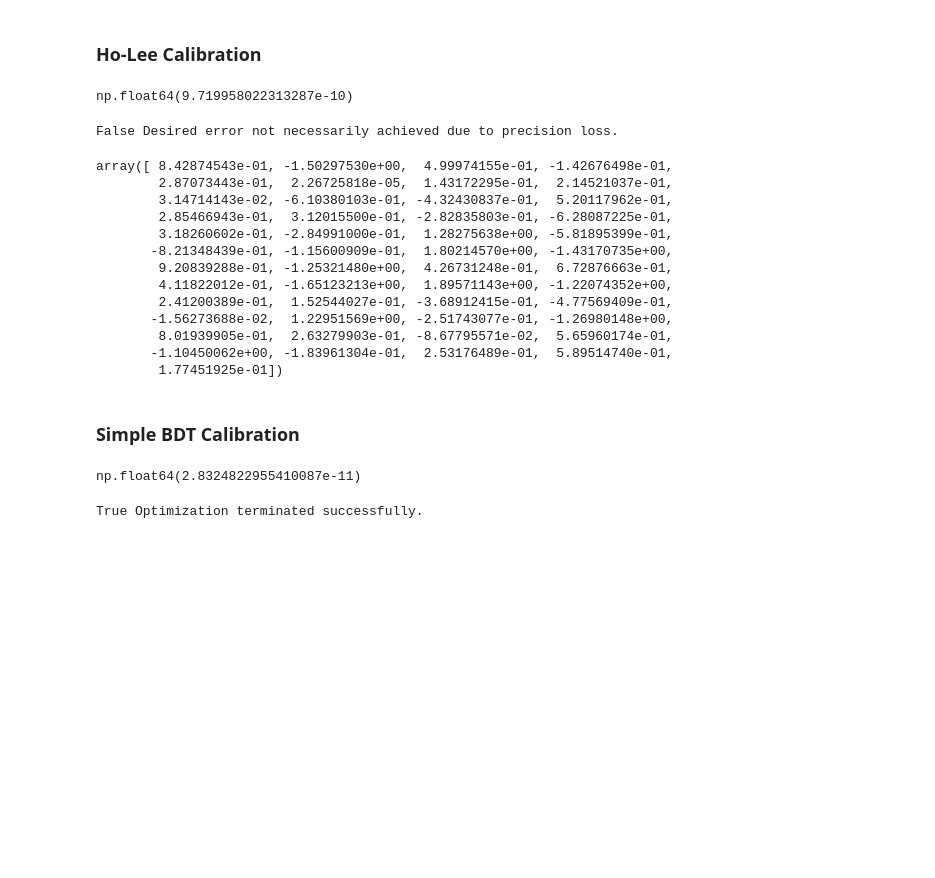
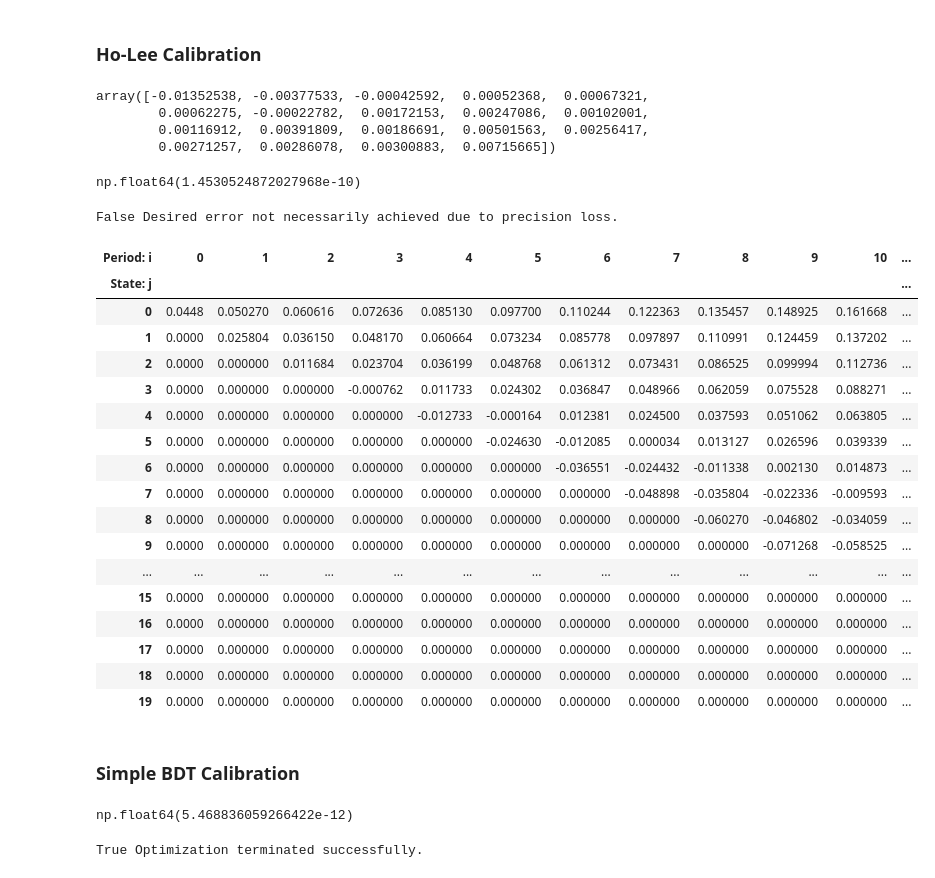
Before and after one commit to Pj-354/New-FICC, a Jupyter notebook: FICC_Summative_Assignment_v7_good.ipynb, the cells around one changed output. Drawn from its saved outputs; the diff is of its cells as text; code cells hidden in the pictures; blank space fills up the shorter version.

Commit message:
fixed HL tree bullshit

```diff
--- a/FICC_Summative_Assignment_v7_good.ipynb
+++ b/FICC_Summative_Assignment_v7_good.ipynb
@@ -16,6 +16,7 @@ from scipy.optimize import minimize
 #Reading in the Yield Curve Data and Processing it a bit
 excel_file = pd.read_excel('yieldcurve2024 (1).xlsx', index_col= [0])
 yield_curve = pd.DataFrame(excel_file.iloc[0,:]) / 100
+yield_curve = yield_curve.iloc[0:20, :]
 r0 = yield_curve['Yield'].to_numpy()[0]
 rate_vol = 0.0173
 log_vol = 0.2142
@@ -268,7 +286,7 @@ def Building_Tree(theta,
  return binomial_tree
 # %%
 def Building_Tree_HL_BDT(theta, pricing_model, volatility,
-                  number_of_periods = yield_curve['Yield'].to_numpy().shape[0],
+                  number_of_periods = 20,
                   r0 = r0,
                   dt = dt):
 
@@ -462,10 +461,26 @@ HL_Thetas_Calibrated = [ 8.42874543e-01, -1.50297530e+00,  4.99974155e-01, -1.42
+# %%
+'''
+Ho-Lee Model Calibration results give us this array of theta values. As we can see, the loss function is on the e-
+
+'''
+
+HL_Thetas_Calibrated_2 = [-0.01352538, -0.00377533, -0.00042592,  0.00052368,  0.00067321,
+        0.00062275, -0.00022782,  0.00172153,  0.00247086,  0.00102001,
+        0.00116912,  0.00391809,  0.00186691,  0.00501563,  0.00256417,
+        0.00271257,  0.00286078,  0.00300883,  0.00715665]
+HL_Calibration_Results.x
+# %% [output]
+array([-0.01352538, -0.00377533, -0.00042592,  0.00052368,  0.00067321,
+        0.00062275, -0.00022782,  0.00172153,  0.00247086,  0.00102001,
+        0.00116912,  0.00391809,  0.00186691,  0.00501563,  0.00256417,
+        0.00271257,  0.00286078,  0.00300883,  0.00715665])
 # %%
 #Build Tree
-Ho_Lee_Tree = Building_Tree_HL_BDT(pricing_model='HL', theta = HL_Thetas_Calibrated, number_of_periods=50, r0 = r0, volatility=rate_vol)
+Ho_Lee_Tree = Building_Tree_HL_BDT(pricing_model='HL', theta = HL_Calibration_Results.x, number_of_periods=20, r0 = r0, volatility=rate_vol)
 
 
 #Check Loss Function of HL-Calibrated ZCB Prices
-Ho_Lee_Model_LossFunction(theta = HL_Thetas_Calibrated, periods = 50, r0 = r0)
+Ho_Lee_Model_LossFunction(theta = HL_Calibration_Results.x, periods = 20, r0 = r0)
 # %% [output]
-np.float64(9.719958022313287e-10)
+np.float64(1.4530524872027968e-10)
 # %%
@@ -473,21 +488,26 @@ HL_Calibrated_Thetas, HL_Calibration_Results = calibration_HL()
 # %% [output]
 False Desired error not necessarily achieved due to precision loss.
-# %%
-HL_Calibration_Results.x
-# %% [output]
-array([ 8.42874543e-01, -1.50297530e+00,  4.99974155e-01, -1.42676498e-01,
-        2.87073443e-01,  2.26725818e-05,  1.43172295e-01,  2.14521037e-01,
-        3.14714143e-02, -6.10380103e-01, -4.32430837e-01,  5.20117962e-01,
-        2.85466943e-01,  3.12015500e-01, -2.82835803e-01, -6.28087225e-01,
-        3.18260602e-01, -2.84991000e-01,  1.28275638e+00, -5.81895399e-01,
-       -8.21348439e-01, -1.15600909e-01,  1.80214570e+00, -1.43170735e+00,
-        9.20839288e-01, -1.25321480e+00,  4.26731248e-01,  6.72876663e-01,
-        4.11822012e-01, -1.65123213e+00,  1.89571143e+00, -1.22074352e+00,
-        2.41200389e-01,  1.52544027e-01, -3.68912415e-01, -4.77569409e-01,
-       -1.56273688e-02,  1.22951569e+00, -2.51743077e-01, -1.26980148e+00,
-        8.01939905e-01,  2.63279903e-01, -8.67795571e-02,  5.65960174e-01,
-       -1.10450062e+00, -1.83961304e-01,  2.53176489e-01,  5.89514740e-01,
-        1.77451925e-01])
+# %%
+array2dataframe(Ho_Lee_Tree)
+# %% [output]
+| Period: i | 0 | 1 | 2 | 3 | 4 | 5 | 6 | 7 | 8 | 9 | 10 | ... |
+| State: j |  |  |  |  |  |  |  |  |  |  |  | ... |
+| 0 | 0.0448 | 0.050270 | 0.060616 | 0.072636 | 0.085130 | 0.097700 | 0.110244 | 0.122363 | 0.135457 | 0.148925 | 0.161668 | ... |
+| 1 | 0.0000 | 0.025804 | 0.036150 | 0.048170 | 0.060664 | 0.073234 | 0.085778 | 0.097897 | 0.110991 | 0.124459 | 0.137202 | ... |
+| 2 | 0.0000 | 0.000000 | 0.011684 | 0.023704 | 0.036199 | 0.048768 | 0.061312 | 0.073431 | 0.086525 | 0.099994 | 0.112736 | ... |
+| 3 | 0.0000 | 0.000000 | 0.000000 | -0.000762 | 0.011733 | 0.024302 | 0.036847 | 0.048966 | 0.062059 | 0.075528 | 0.088271 | ... |
+| 4 | 0.0000 | 0.000000 | 0.000000 | 0.000000 | -0.012733 | -0.000164 | 0.012381 | 0.024500 | 0.037593 | 0.051062 | 0.063805 | ... |
+| 5 | 0.0000 | 0.000000 | 0.000000 | 0.000000 | 0.000000 | -0.024630 | -0.012085 | 0.000034 | 0.013127 | 0.026596 | 0.039339 | ... |
+| 6 | 0.0000 | 0.000000 | 0.000000 | 0.000000 | 0.000000 | 0.000000 | -0.036551 | -0.024432 | -0.011338 | 0.002130 | 0.014873 | ... |
+| 7 | 0.0000 | 0.000000 | 0.000000 | 0.000000 | 0.000000 | 0.000000 | 0.000000 | -0.048898 | -0.035804 | -0.022336 | -0.009593 | ... |
+| 8 | 0.0000 | 0.000000 | 0.000000 | 0.000000 | 0.000000 | 0.000000 | 0.000000 | 0.000000 | -0.060270 | -0.046802 | -0.034059 | ... |
+| 9 | 0.0000 | 0.000000 | 0.000000 | 0.000000 | 0.000000 | 0.000000 | 0.000000 | 0.000000 | 0.000000 | -0.071268 | -0.058525 | ... |
+| ... | ... | ... | ... | ... | ... | ... | ... | ... | ... | ... | ... | ... |
+| 15 | 0.0000 | 0.000000 | 0.000000 | 0.000000 | 0.000000 | 0.000000 | 0.000000 | 0.000000 | 0.000000 | 0.000000 | 0.000000 | ... |
+| 16 | 0.0000 | 0.000000 | 0.000000 | 0.000000 | 0.000000 | 0.000000 | 0.000000 | 0.000000 | 0.000000 | 0.000000 | 0.000000 | ... |
+| 17 | 0.0000 | 0.000000 | 0.000000 | 0.000000 | 0.000000 | 0.000000 | 0.000000 | 0.000000 | 0.000000 | 0.000000 | 0.000000 | ... |
+| 18 | 0.0000 | 0.000000 | 0.000000 | 0.000000 | 0.000000 | 0.000000 | 0.000000 | 0.000000 | 0.000000 | 0.000000 | 0.000000 | ... |
+| 19 | 0.0000 | 0.000000 | 0.000000 | 0.000000 | 0.000000 | 0.000000 | 0.000000 | 0.000000 | 0.000000 | 0.000000 | 0.000000 | ... |
 # %% [markdown]
 ### Simple BDT Calibration
 # %%
@@ -507,9 +527,9 @@ BDT_Calibrated_Thetas = [-0.35166895, -0.12973433, -0.04314289, -0.01995331, -0.
         0.02001716,  0.02066254,  0.02130269, -0.2523553 ]
 
 
-BDT_Tree = Building_Tree_HL_BDT(theta = BDT_Calibrated_Thetas, pricing_model='BDT', number_of_periods=50, r0 = r0, volatility=log_vol)
+BDT_Tree = Building_Tree_HL_BDT(theta = BDT_Calibrated_Thetas, pricing_model='BDT', number_of_periods=20, r0 = r0, volatility=log_vol)
 
-BDT_Model_LossFunction(theta=BDT_Calibrated_Thetas, periods = 50, r0 = r0, yield_curve=yield_curve['Yield'].to_numpy())
+BDT_Model_LossFunction(theta=BDT_Calibrated_Thetas, periods = 20, r0 = r0, yield_curve=yield_curve['Yield'].to_numpy())
 # %% [output]
-np.float64(2.8324822955410087e-11)
+np.float64(5.468836059266422e-12)
 # %%
```
Also changed, not shown: parts of 15 cells of this notebook.
